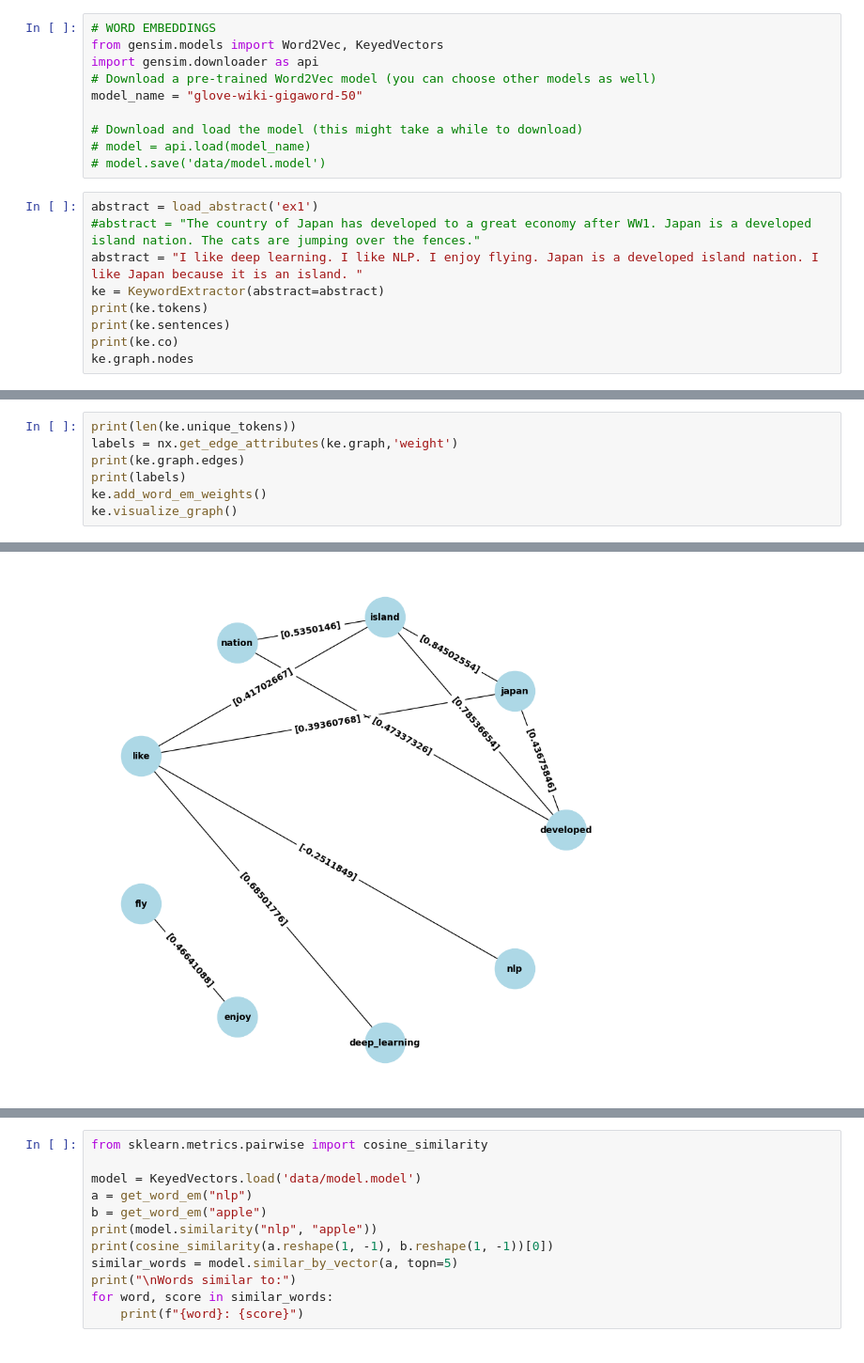
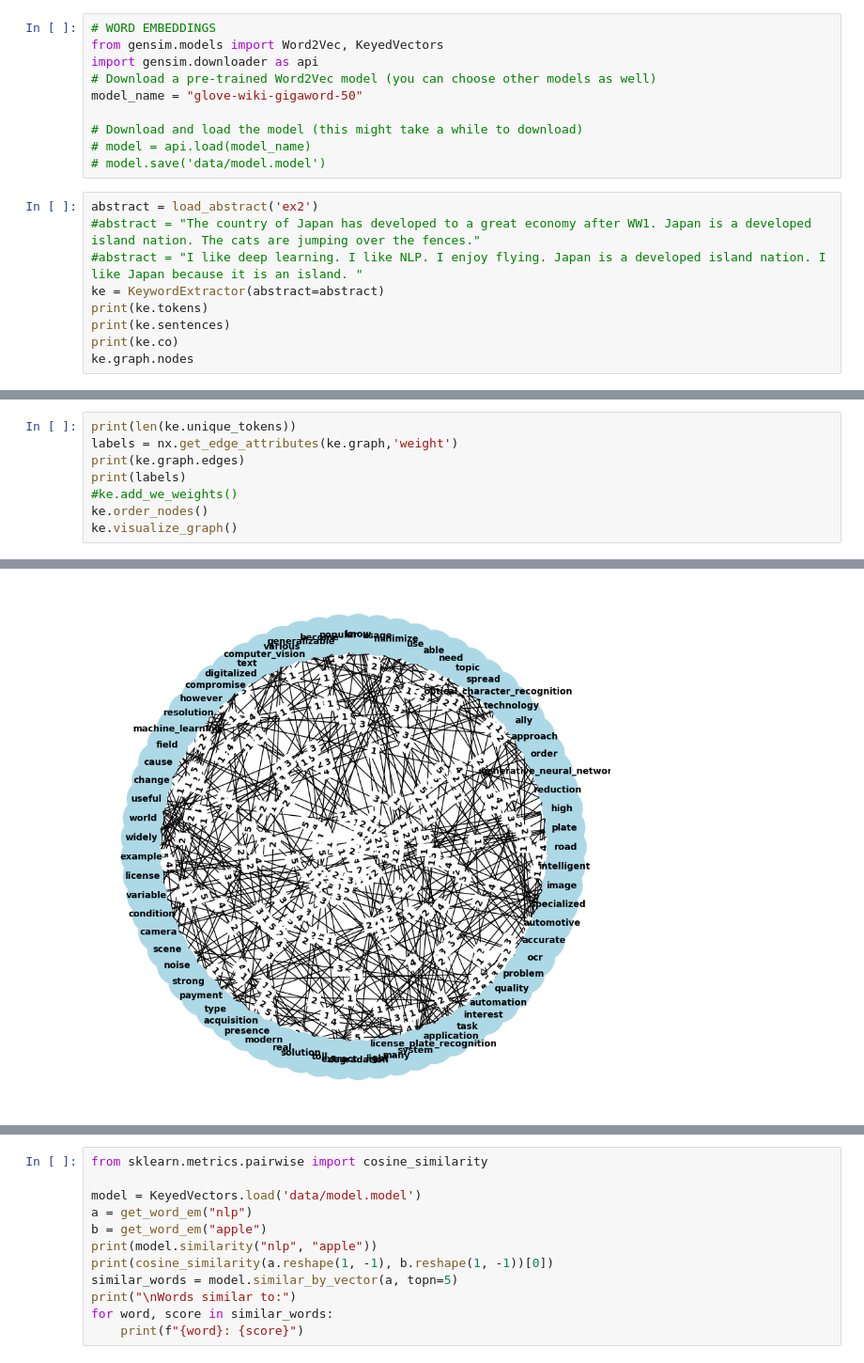
Before and after one commit to DinnoKoluh/keyword_extractor, a Jupyter notebook: main.ipynb, the cells around one changed output, grey strips where cells are left out. Shown: that part at 94% size. Drawn from its saved outputs; the diff is of its cells as text.

Commit message:
Implemented word-embedding weights in graph. Tested gensim and pytextrank keyword extraction functions, bad results. Started writing introduction and motivation section.

```diff
--- a/main.ipynb
+++ b/main.ipynb
@@ -21,9 +21,9 @@ model_name = "glove-wiki-gigaword-50"
 # model = api.load(model_name)
 # model.save('data/model.model')
 # %%
-abstract = load_abstract('ex1')
+abstract = load_abstract('ex2')
 #abstract = "The country of Japan has developed to a great economy after WW1. Japan is a developed island nation. The cats are jumping over the fences."
-abstract = "I like deep learning. I like NLP. I enjoy flying. Japan is a developed island nation. I like Japan because it is an island. "
+#abstract = "I like deep learning. I like NLP. I enjoy flying. Japan is a developed island nation. I like Japan because it is an island. "
 ke = KeywordExtractor(abstract=abstract)
 print(ke.tokens)
 print(ke.sentences)
@@ -39,6 +103,7 @@ print(len(ke.unique_tokens))
 labels = nx.get_edge_attributes(ke.graph,'weight')
 print(ke.graph.edges)
 print(labels)
-ke.add_word_em_weights()
+#ke.add_we_weights()
+ke.order_nodes()
 ke.visualize_graph()
 # %% [output]
@@ -48 +127 @@ ke.visualize_graph()
-[figure, old version]
+[figure, new version]
```
Also changed, not shown: parts of 5 cells of this notebook, 5 other files.
